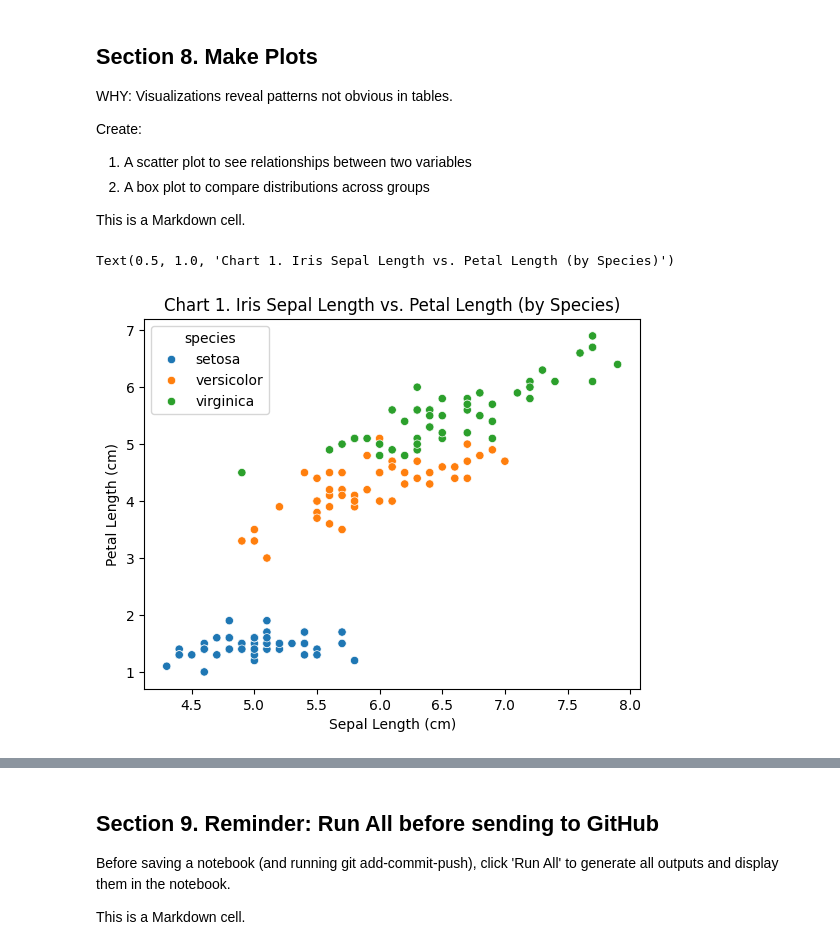
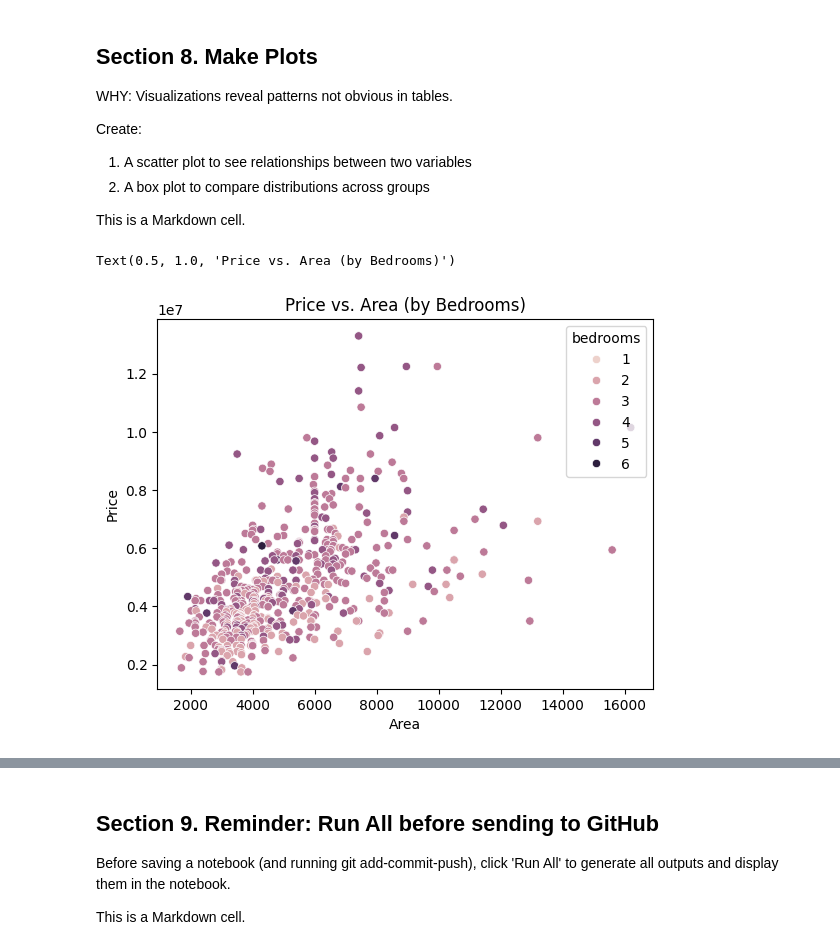
Before and after one commit to hopeconover/datafun-06-eda, a Jupyter notebook: notebooks/eda_conover.ipynb, the cells around one changed output, grey strips where cells are left out. Saved outputs shown, nothing was run; the diff lists cells and outputs as text; code cells hidden in the pictures.

```diff
--- a/notebooks/eda_conover.ipynb
+++ b/notebooks/eda_conover.ipynb
@@ -74,12 +74,12 @@ WHY: Before analysis, load the data to confirm:
 
 This is a Markdown cell.
 # %%
-# Python cell
+# Section 2 Python cell
 
-# Load the iris dataset from Seaborn
+# Load the housing prices dataset from Kaggle (or any dataset you have)
 # Into a pandas DataFrame (2D table)
-iris_df: pd.DataFrame = sns.load_dataset("iris")
+housing_df: pd.DataFrame = pd.read_csv("housing.csv")
 
 # Preview the first few rows
-iris_df.head()
+housing_df.head()
 # %% [output]
@@ -191,10 +189,10 @@ This is a Markdown cell.
 # Section 5 Python cell
 
 # Create a clean view by dropping rows with any missing values
-iris_clean: pd.DataFrame = iris_df.dropna()
+df_clean: pd.DataFrame = housing_df.dropna()
 
 # Compare sizes
-print(f"Original dataset: {len(iris_df)} rows")
-print(f"Clean dataset: {len(iris_clean)} rows")
-print(f"Rows removed: {len(iris_df) - len(iris_clean)}")
+print(f"Original dataset: {len(housing_df)} rows")
+print(f"Clean dataset: {len(df_clean)} rows")
+print(f"Rows removed: {len(housing_df) - len(df_clean)}")
 # %% [output]
@@ -309,23 +300,18 @@ This is a Markdown cell.
 # %%
 # Section 8 Python cell - use "Run All" so prior cells are executed first.
 
-# Create a scatter plot of iris sepal length vs. petal length
+# Create a scatter plot to visualize the relationship between two numeric variables, colored by a categorical variable
 # We need to know our dataset column names so we can use them to set x, y, and hue (color)
-scatter_plt: Axes = sns.scatterplot(
-    data=iris_clean, x="sepal_length", y="petal_length", hue="species"
-)
+scatter_plt: Axes = sns.scatterplot(data=df_clean, x="area", y="price", hue="bedrooms")
 
-# Set axis labels using the Matplotlib Axes methods set_xlabel() and set_ylabel()
-scatter_plt.set_xlabel("Sepal Length (cm)")
-scatter_plt.set_ylabel("Petal Length (cm)")
-
-# Set the title using the Matplotlib Axes set_title() method
-scatter_plt.set_title("Chart 1. Iris Sepal Length vs. Petal Length (by Species)")
+scatter_plt.set_xlabel("Area")
+scatter_plt.set_ylabel("Price")
+scatter_plt.set_title("Price vs. Area (by Bedrooms)")
 
 # Run by clicking Run All in the Menu up top
 # %% [output]
-Text(0.5, 1.0, 'Chart 1. Iris Sepal Length vs. Petal Length (by Species)')
+Text(0.5, 1.0, 'Price vs. Area (by Bedrooms)')
-[figure, old version]
+[figure, new version]
 # %%
 # Section 8 Python cell - use "Run All" so prior cells are executed first.
 
```
Also changed, not shown: parts of 21 cells of this notebook, 4 other files.
